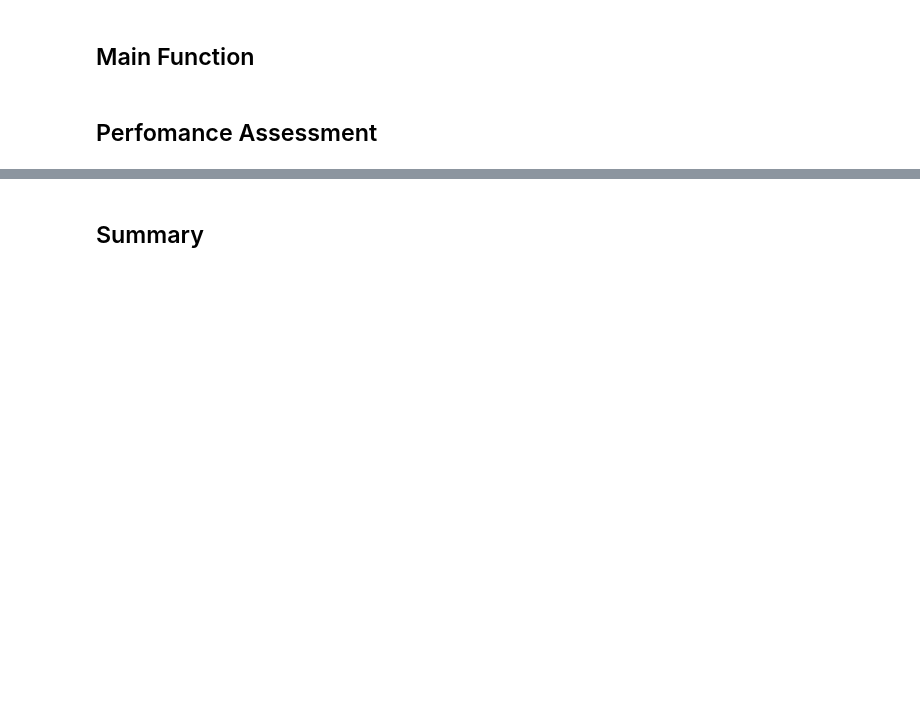
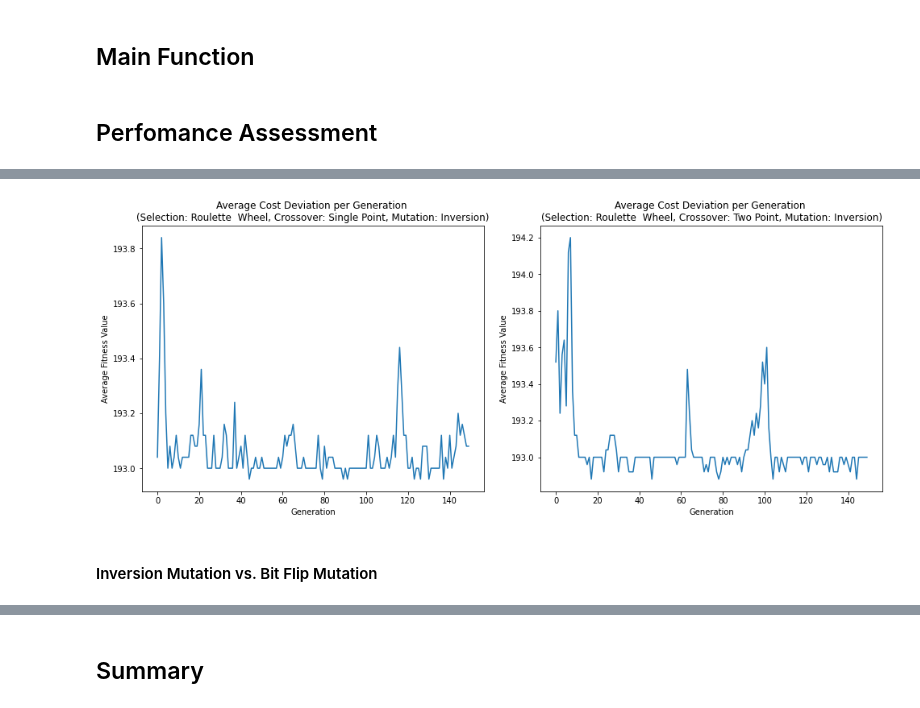
Before and after one commit to SalahAlHaismawi/Artificial-Intelligence-Problems, a Jupyter notebook: Project.ipynb, the cells around one changed output, grey strips where cells are left out. Drawn from its saved outputs; the diff is of its cells as text; code cells hidden in the pictures; blank space fills up the shorter version.

```diff
--- a/Project.ipynb
+++ b/Project.ipynb
@@ -376,0 +396,8 @@ plt.show()
+# %%
+# Test 3 - Single Point Crossover
+
+# Selection Method: Roulette  Wheel (constant)
+# Crossover Method: Single Point
+# Mutation Method: Inversion (constant)
+
+best_set_3, avg_ft_hist_3, avg_costdev_hist_3, hamming_3 = main(selection_roulette_wheel, crossover_single_point, mutation_inversion)
@@ -376,0 +423,8 @@ plt.show()
+# %%
+# Test 4 - Two Point Crossover
+
+# Selection Method: Roulette  Wheel (constant)
+# Crossover Method: Two Point
+# Mutation Method: Inversion (constant)
+
+best_set_4, avg_ft_hist_4, avg_costdev_hist_4, hamming_4 = main(selection_roulette_wheel, crossover_two_point, mutation_inversion)
@@ -376,0 +452,31 @@ plt.show()
+# %%
+# Use Cost Deviation metrics to compare the performance between Single Point Crossover and Two Point Crossover
+
+# Create a figure and two subplots
+fig, (ax1, ax2) = plt.subplots(1, 2, figsize=(14, 6))
+
+# Plot for Roulette Wheel Selection
+x1 = range(0, len(avg_costdev_hist_3))
+y1 = avg_costdev_hist_3
+
+ax1.plot(x1, y1)
+ax1.set_title("Average Cost Deviation per Generation \n(Selection: Roulette  Wheel, Crossover: Single Point, Mutation: Inversion)")
+ax1.set_xlabel("Generation")
+ax1.set_ylabel("Average Fitness Value")
+
+# Plot for Rank Selection
+x2 = range(0, len(avg_costdev_hist_4))
+y2 = avg_costdev_hist_4
+
+ax2.plot(x2, y2)
+ax2.set_title("Average Cost Deviation per Generation \n(Selection: Roulette  Wheel, Crossover: Two Point, Mutation: Inversion)")
+ax2.set_xlabel("Generation")
+ax2.set_ylabel("Average Fitness Value")
+
+plt.tight_layout(pad=2.0)  # Add more padding between subplots
+
+plt.show()
+# %% [output]
+[figure, added]
+# %% [markdown]
+#### Inversion Mutation vs. Bit Flip Mutation
```
Also changed, not shown: parts of 19 cells of this notebook.
